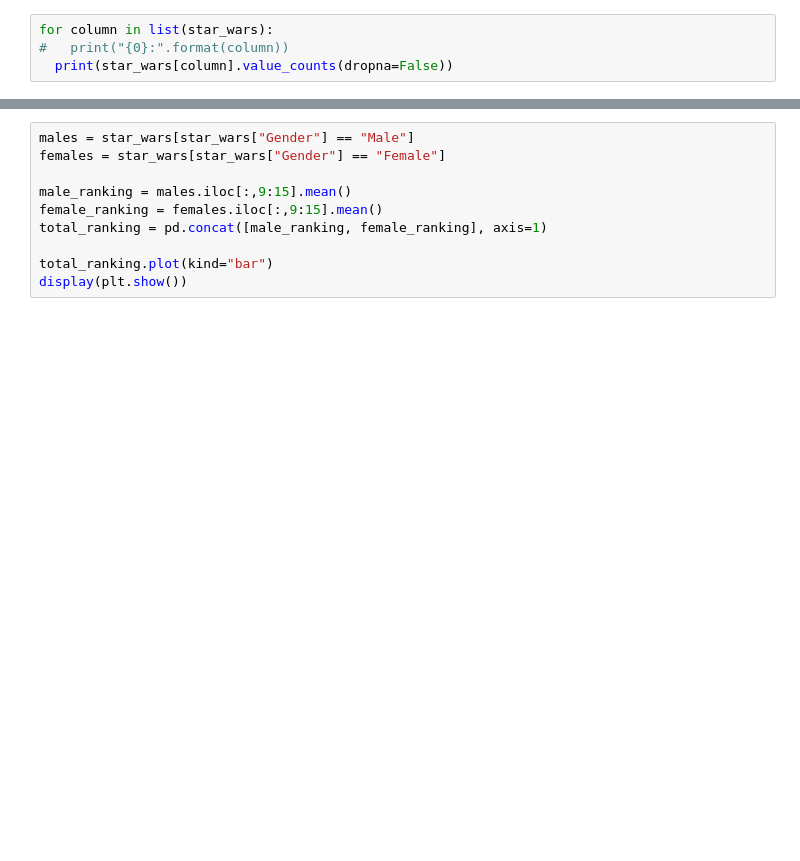
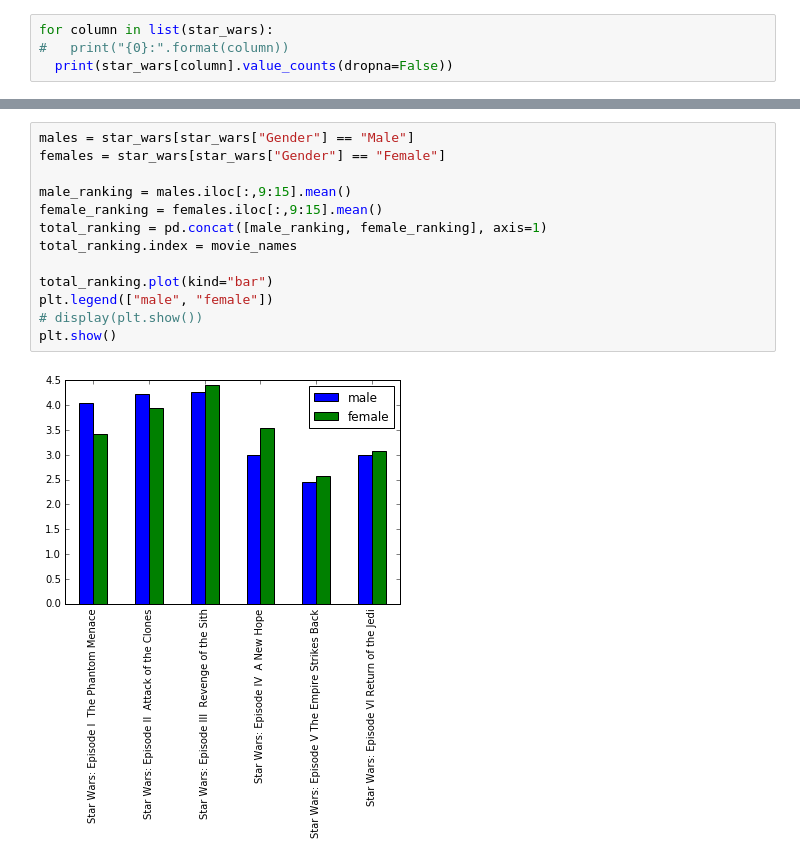
Before and after one commit to foxan/dataquest, a Jupyter notebook: Data Exploration/Guided Project - Star Wars survey.ipynb, the cells around one changed output, grey strips where cells are left out. Saved outputs shown, nothing was run; the diff lists cells and outputs as text; blank space fills up the shorter version.

```diff
--- a/Data Exploration/Guided Project - Star Wars survey.ipynb
+++ b/Data Exploration/Guided Project - Star Wars survey.ipynb
@@ -104,10 +128,15 @@ display(fig)
 # %%
 males = star_wars[star_wars["Gender"] == "Male"]
 females = star_wars[star_wars["Gender"] == "Female"]
 
 male_ranking = males.iloc[:,9:15].mean()
 female_ranking = females.iloc[:,9:15].mean()
 total_ranking = pd.concat([male_ranking, female_ranking], axis=1)
+total_ranking.index = movie_names
 
 total_ranking.plot(kind="bar")
-display(plt.show())
+plt.legend(["male", "female"])
+# display(plt.show())
+plt.show()
+# %% [output]
+[figure, added]
```
Also changed, not shown: parts of 5 cells of this notebook, 13 other files.
